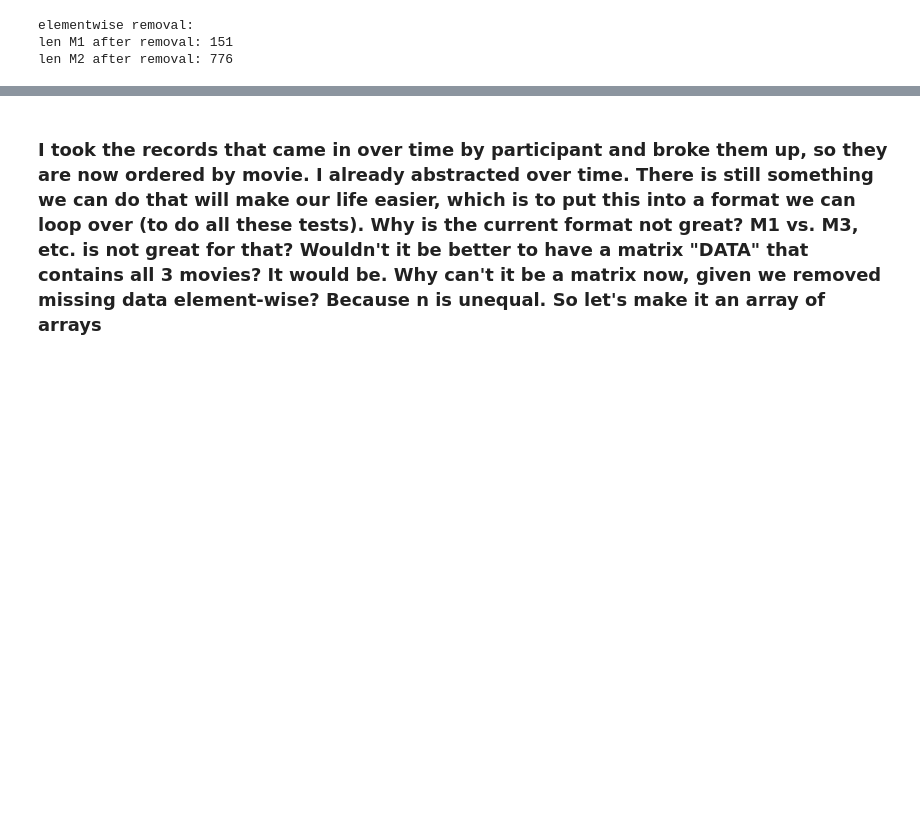
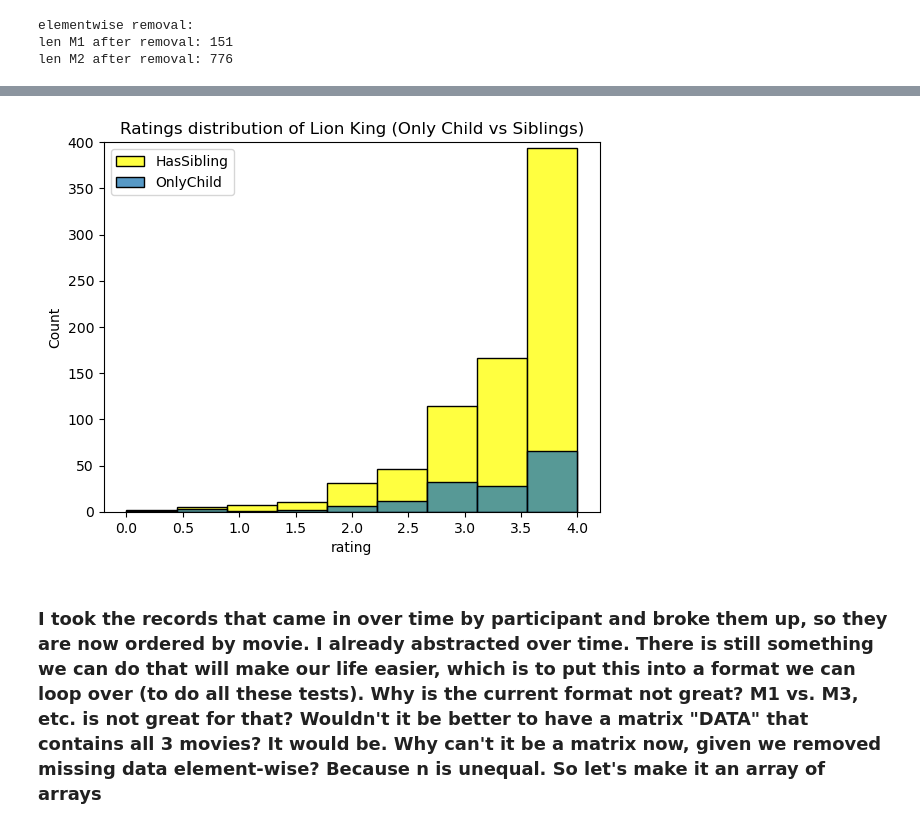
Before and after one commit to caralinebruz/data_science_movie_ratings_analysis, a Jupyter notebook: 5 Lion King (only child v sibling).ipynb, the cells around one changed output, grey strips where cells are left out. Cells and saved outputs as stored; diff of their text form; code cells hidden in the pictures; blank space fills up the shorter version.

```diff
--- a/5 Lion King (only child v sibling).ipynb
+++ b/5 Lion King (only child v sibling).ipynb
@@ -160,3 +160,25 @@ plt.show()
+# %%
+# ELEMENTWISE MOVIE 1 VS MOVIE 2
+
+
+combinedData = np.transpose(np.array([OnlyChild,HasSibling], dtype=object)) # array of arrays
+
+
+bins = 9
+
+sns.histplot(combinedData[1], bins=bins, color="yellow", label="HasSibling")
+sns.histplot(combinedData[0], bins=bins, label="OnlyChild")
+
+
+
+plt.title('Ratings distribution of Lion King (Only Child vs Siblings)')
+plt.xlabel('rating')
+plt.ylabel('Count')
+plt.legend()
+plt.ylim([0, 400])
+plt.show()
+# %% [output]
+[figure, added]
 # %% [markdown]
 ### I took the records that came in over time by participant and broke them up, so they are now ordered by movie. I already abstracted over time. There is still something we can do that will make our life easier, which is to put this into a format we can loop over (to do all these tests). Why is the current format not great? M1 vs. M3, etc. is not great for that? Wouldn't it be better to have a matrix "DATA" that contains all 3 movies? It would be. Why can't it be a matrix now, given we removed missing data element-wise? Because n is unequal. So let's make it an array of arrays
 # %%
```
Also changed, not shown: parts of 1 cell of this notebook, 6 other files.
